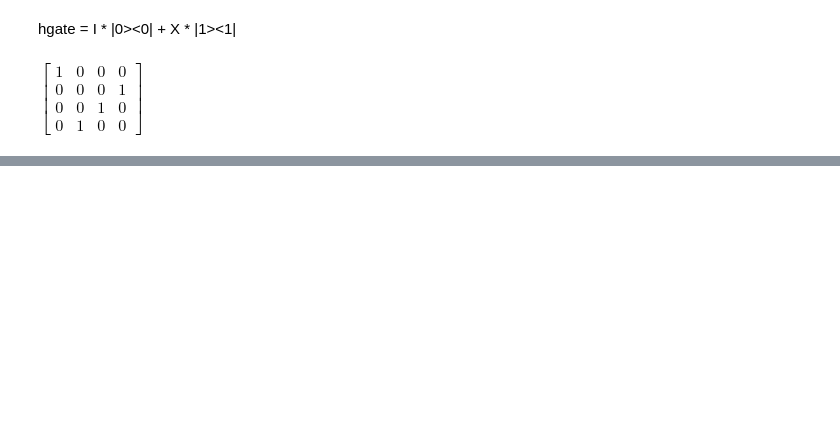
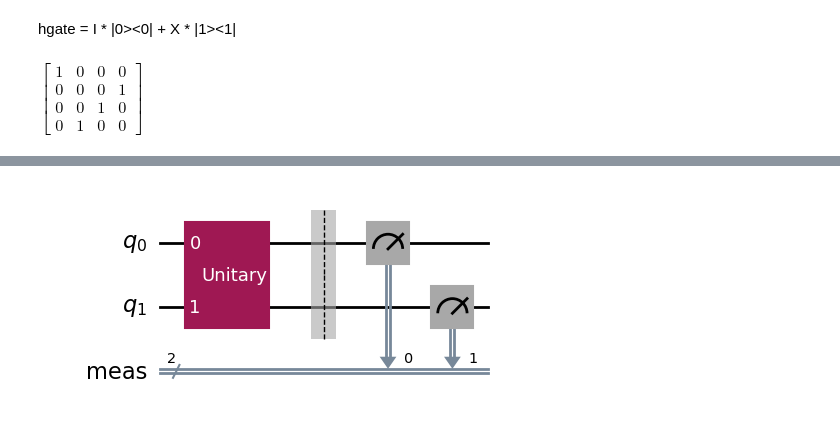
Before and after one commit to LTJ508/Quantum_Computing, a Jupyter notebook: Qiskit Practice/Qiskit Practice for CSE 499A/RA_Lecture-01.ipynb, the cells around one changed output, grey strips where cells are left out. Cells and saved outputs as stored; diff of their text form; code cells hidden in the pictures; blank space fills up the shorter version.

```diff
--- a/Qiskit Practice/Qiskit Practice for CSE 499A/RA_Lecture-01.ipynb
+++ b/Qiskit Practice/Qiskit Practice for CSE 499A/RA_Lecture-01.ipynb
@@ -111,0 +148,11 @@ plot_bloch_multivector(qc3)
+# %%
+cx2 = TensorProduct(id, zero) + TensorProduct(x, one)
+hcx = TensorProduct(id, Matrix([[ 0.70710678+0.j,  0.70710678+0.j], [ 0.70710678+0.j, -0.70710678+0.j]])) * cx2
+hcx2 = UnitaryGate(hcx)
+# %%
+qc4 = QuantumCircuit(2)
+qc4.append(hcx2, [0, 1])
+qc4.measure_all()
+qc4.draw("mpl")
+# %% [output]
+[figure, added]
```
Also changed, not shown: parts of 23 cells of this notebook.
